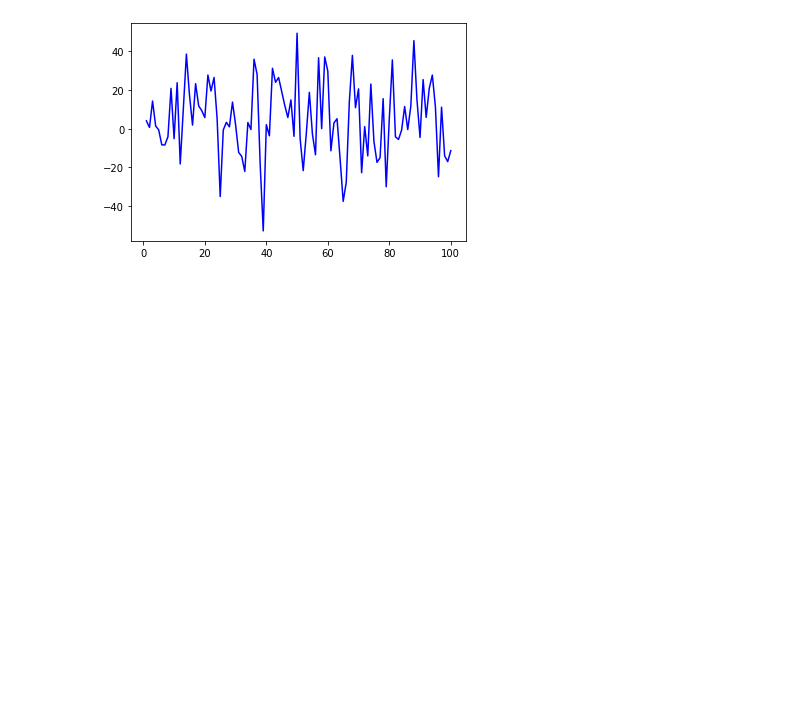
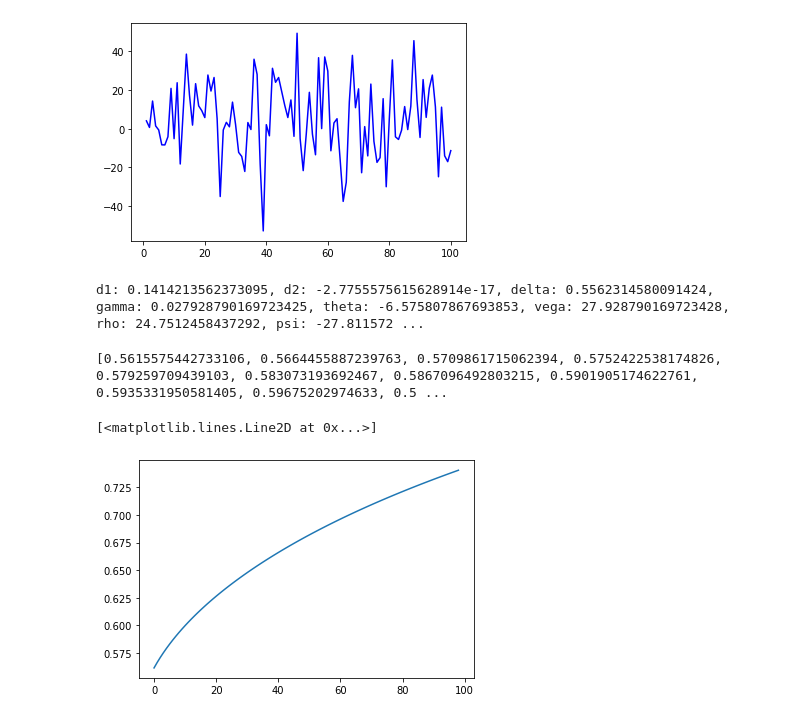
Before and after one commit to tarovalentin/Quant-study, a Jupyter notebook: Intro.ipynb, the cells around one changed output. Drawn from its saved outputs; the diff is of its cells as text; code cells hidden in the pictures; blank space fills up the shorter version.

```diff
--- a/Intro.ipynb
+++ b/Intro.ipynb
@@ -127,3 +127,41 @@ plt.plot(x, y, label='Mean of Cumulative Sum', color='blue')
 # %% [output]
 [<matplotlib.lines.Line2D at 0x...>]
 [figure]
+# %%
+from scipy.stats import norm
+def N(d1):
+    return norm.cdf(d1)
+def Nprime(d1):
+    return norm.pdf(d1)
+
+def analytic_greek(S, K, T, sigma, r=0.0, q=0.0):
+    exp_q = np.exp(-q * T)
+    Expr = np.exp(-r * T)
+    d1 = (np.log(S / K) + (r - q + 0.5 * sigma ** 2) * T) / (sigma * np.sqrt(T))
+    d2 = d1 - sigma * np.sqrt(T)
+    C = S*exp_q*N(d1)-K*Expr*N(d2)
+    P = K*Expr*N(-d1)-S*exp_q*N(-d2)
+    # compute Greeks
+    delta = exp_q*N(d1)
+    gamma = exp_q*Nprime(d1) / (S * sigma * np.sqrt(T))
+    theta = -0.5 * S * exp_q * Nprime(d1) * sigma / np.sqrt(T) - r * K * Expr * N(d2) + q * S * exp_q * N(d1)
+    vega = S * exp_q * Nprime(d1) * np.sqrt(T)
+    rho = K * Expr * N(d2) * T
+    psi = -S * exp_q * N(d1) * T
+    return d1, d2, delta, gamma, theta, vega, rho, psi
+# %%
+[d1, d2, delta, gamma, theta, vega, rho, psi] = analytic_greek(100, 100, 0.5, 0.2, 0.02, 0.0)
+print(f"d1: {d1}, d2: {d2}, delta: {delta}, gamma: {gamma}, theta: {theta}, vega: {vega}, rho: {rho}, psi: {psi}")
+# %% [output]
+d1: 0.1414213562373095, d2: -2.7755575615628914e-17, delta: 0.5562314580091424, gamma: 0.027928790169723425, theta: -6.575807867693853, vega: 27.928790169723428, rho: 24.7512458437292, psi: -27.811572 ...
+# %%
+X = []
+for i in range(1,100):
+    [d1, d2, delta, gamma, theta, vega, rho, psi] = analytic_greek(100, 100, 0.5+i/10, 0.2, 0.02, 0.0)
+    X.append(delta)
+print(X)
+plt.plot(X)
+# %% [output]
+[0.5615575442733106, 0.5664455887239763, 0.5709861715062394, 0.5752422538174826, 0.579259709439103, 0.583073193692467, 0.5867096492803215, 0.5901905174622761, 0.5935331950581405, 0.59675202974633, 0.5 ...
+[<matplotlib.lines.Line2D at 0x...>]
+[figure, added]
```
